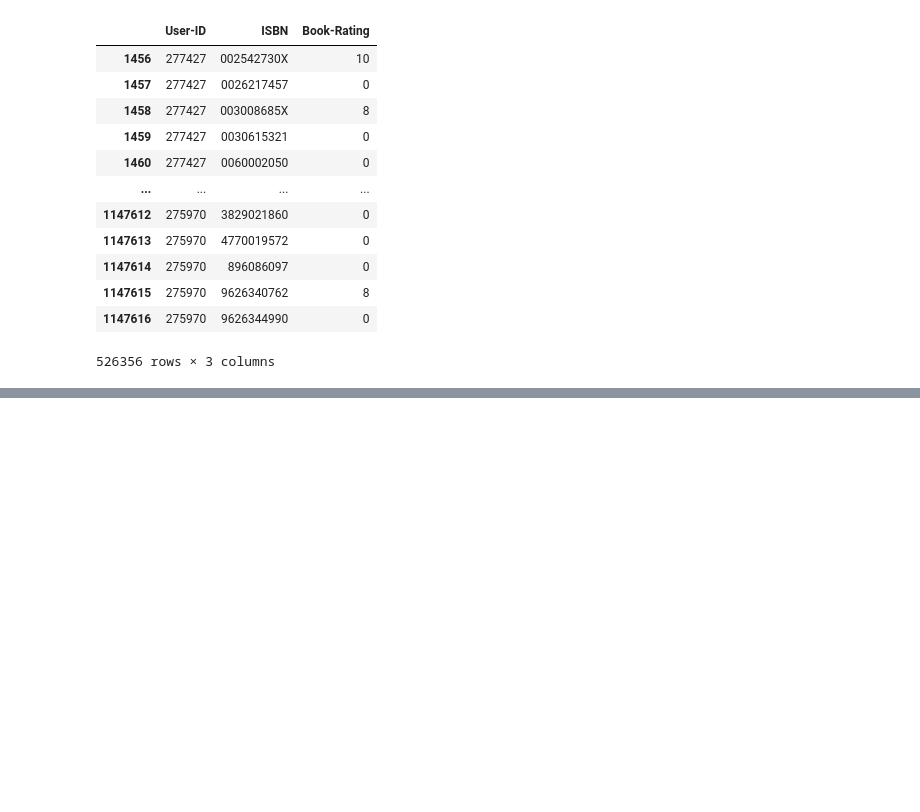
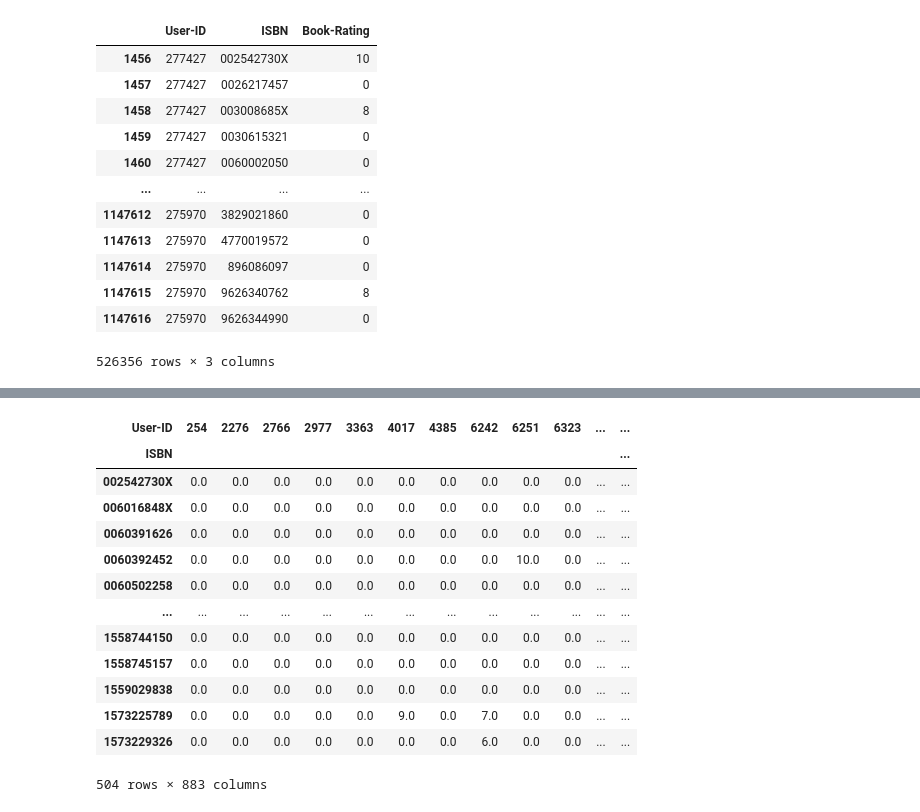
Before and after one commit to 28humaid/book_recomm_system, a Jupyter notebook: colaborativeFiltering_bookRecomm.ipynb, the cells around one changed output, grey strips where cells are left out. Saved outputs shown, nothing was run; the diff lists cells and outputs as text; code cells hidden in the pictures; blank space fills up the shorter version.

```diff
--- a/colaborativeFiltering_bookRecomm.ipynb
+++ b/colaborativeFiltering_bookRecomm.ipynb
@@ -118,0 +170,18 @@ ratings[ratings['User-ID'].isin(relevantUsers)]
+# %%
+pivot_table.fillna(0,inplace=True)
+pivot_table
+# %% [output]
+| User-ID | 254 | 2276 | 2766 | 2977 | 3363 | 4017 | 4385 | 6242 | 6251 | 6323 | ... | ... |
+| ISBN |  |  |  |  |  |  |  |  |  |  |  | ... |
+| 002542730X | 0.0 | 0.0 | 0.0 | 0.0 | 0.0 | 0.0 | 0.0 | 0.0 | 0.0 | 0.0 | ... | ... |
+| 006016848X | 0.0 | 0.0 | 0.0 | 0.0 | 0.0 | 0.0 | 0.0 | 0.0 | 0.0 | 0.0 | ... | ... |
+| 0060391626 | 0.0 | 0.0 | 0.0 | 0.0 | 0.0 | 0.0 | 0.0 | 0.0 | 0.0 | 0.0 | ... | ... |
+| 0060392452 | 0.0 | 0.0 | 0.0 | 0.0 | 0.0 | 0.0 | 0.0 | 0.0 | 10.0 | 0.0 | ... | ... |
+| 0060502258 | 0.0 | 0.0 | 0.0 | 0.0 | 0.0 | 0.0 | 0.0 | 0.0 | 0.0 | 0.0 | ... | ... |
+| ... | ... | ... | ... | ... | ... | ... | ... | ... | ... | ... | ... | ... |
+| 1558744150 | 0.0 | 0.0 | 0.0 | 0.0 | 0.0 | 0.0 | 0.0 | 0.0 | 0.0 | 0.0 | ... | ... |
+| 1558745157 | 0.0 | 0.0 | 0.0 | 0.0 | 0.0 | 0.0 | 0.0 | 0.0 | 0.0 | 0.0 | ... | ... |
+| 1559029838 | 0.0 | 0.0 | 0.0 | 0.0 | 0.0 | 0.0 | 0.0 | 0.0 | 0.0 | 0.0 | ... | ... |
+| 1573225789 | 0.0 | 0.0 | 0.0 | 0.0 | 0.0 | 9.0 | 0.0 | 7.0 | 0.0 | 0.0 | ... | ... |
+| 1573229326 | 0.0 | 0.0 | 0.0 | 0.0 | 0.0 | 0.0 | 0.0 | 6.0 | 0.0 | 0.0 | ... | ... |
+504 rows × 883 columns
```
Also changed, not shown: parts of 4 cells of this notebook.
